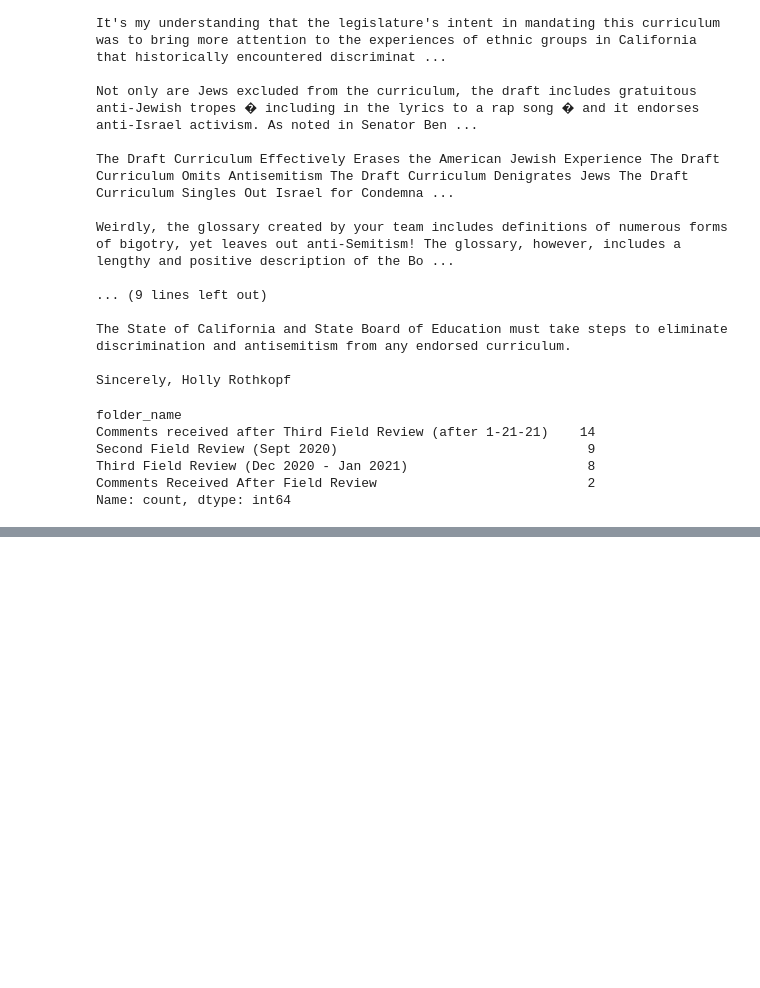
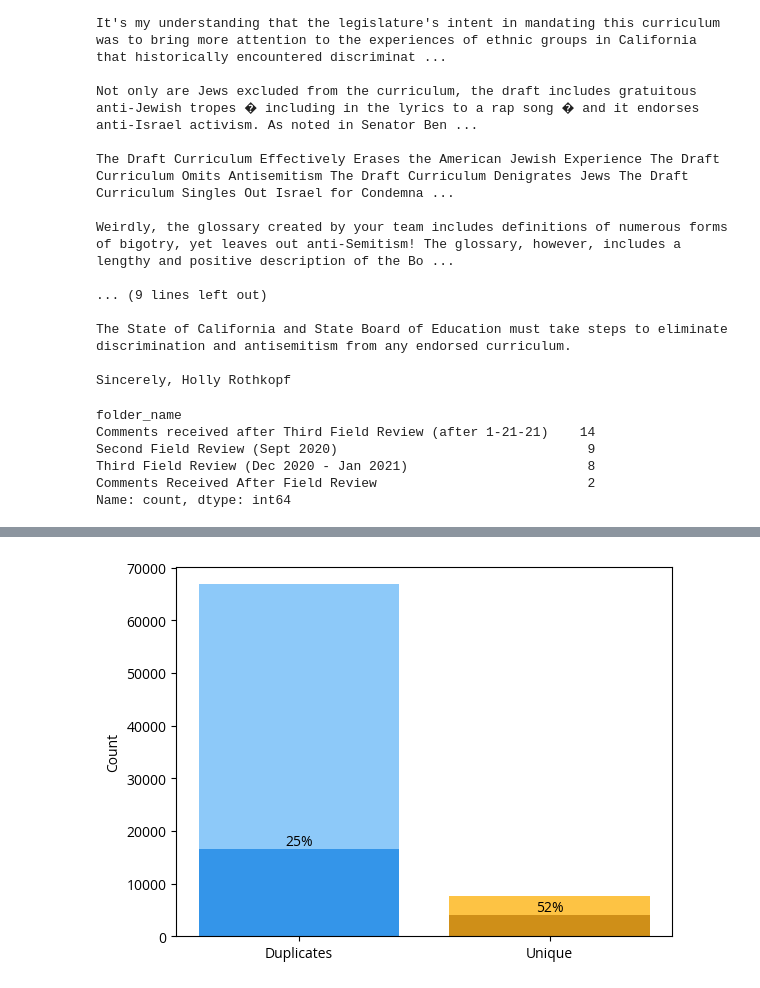
Before and after one commit to yonatanpazpriel/NLPResearch, a Jupyter notebook: Text Files/Text Files/duplicate_handling/Files Cleaning FA25.ipynb, the cells around one changed output, grey strips where cells are left out. Saved outputs shown, nothing was run; the diff lists cells and outputs as text; code cells hidden in the pictures; blank space fills up the shorter version.

```diff
--- a/Text Files/Text Files/duplicate_handling/Files Cleaning FA25.ipynb
+++ b/Text Files/Text Files/duplicate_handling/Files Cleaning FA25.ipynb
@@ -713,0 +844,41 @@ Name: count, dtype: int64
+# %%
+##antisemitism
+
+# 1. Register the Open Sans font file (use your exact path)
+font_path = "/Users/maryamzakiyya/Library/Fonts/OpenSans-VariableFont_wdth,wght.ttf"
+font_manager.fontManager.addfont(font_path)
+
+# 2. Tell matplotlib to use it globally
+mpl.rcParams['font.family'] = 'Open Sans'
+
+# --- your plotting code ---
+
+# Raw counts
+dup2 = 16537
+dup3 = 66840  # full duplicates total
+
+uniq1 = 3982
+uniq2 = 7717   # full unique total
+
+# --- Plotting with color + transparency ---
+
+# Duplicates (3 overlapping stacks)
+plt.bar(0, dup3, color="#42a5f5", alpha=0.6)                             # medium blue
+plt.bar(0, dup2, color="#1e88e5", alpha=0.8)                             # darker blue
+
+plt.bar(1, uniq2, color="#fdb515", alpha=0.8) #light yellow
+plt.bar(1, uniq1, color="#c4820e", alpha=0.8) #dark yellow
+
+# --- Exact value labels at the correct heights ---
+
+plt.text(0, dup2, f"{round(dup2/dup3*100)}%", ha='center', va='bottom')
+plt.text(1, uniq1, f"{round(uniq1/uniq2*100)}%", ha='center', va='bottom')
+
+
+# Formatting
+plt.xticks([0, 1], ["Duplicates", "Unique"])
+plt.ylabel("Count")
+
+plt.show()
+# %% [output]
+[figure, added]
```
Also changed, not shown: parts of 6 cells of this notebook.
